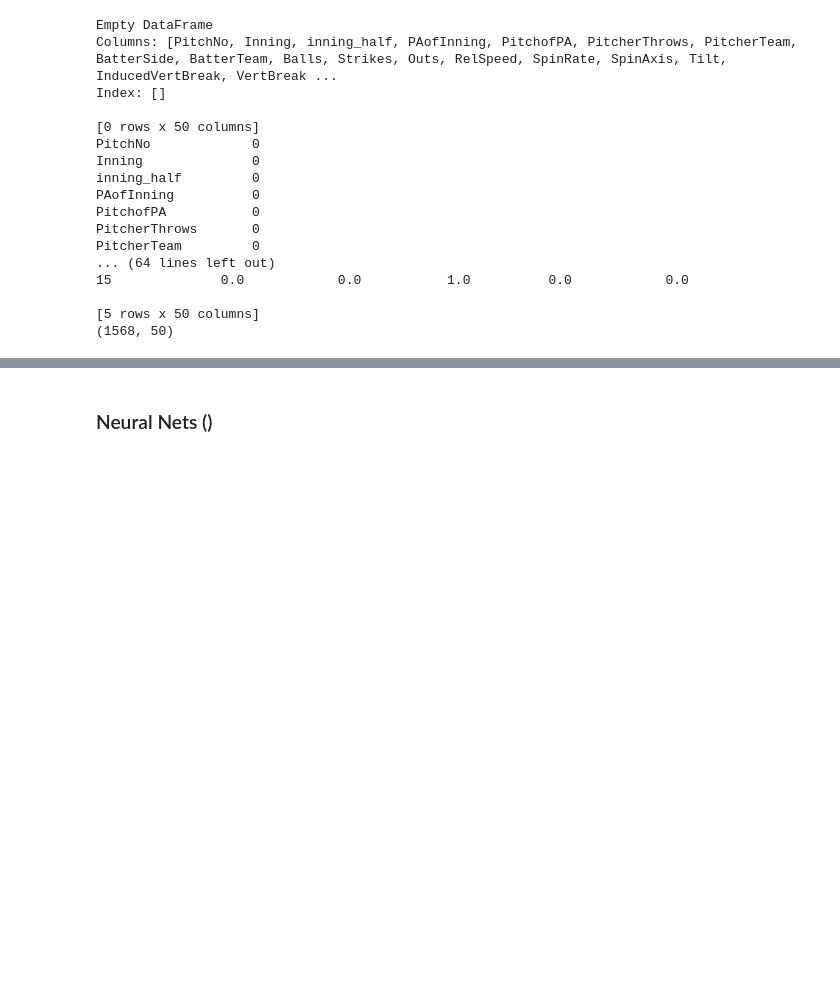
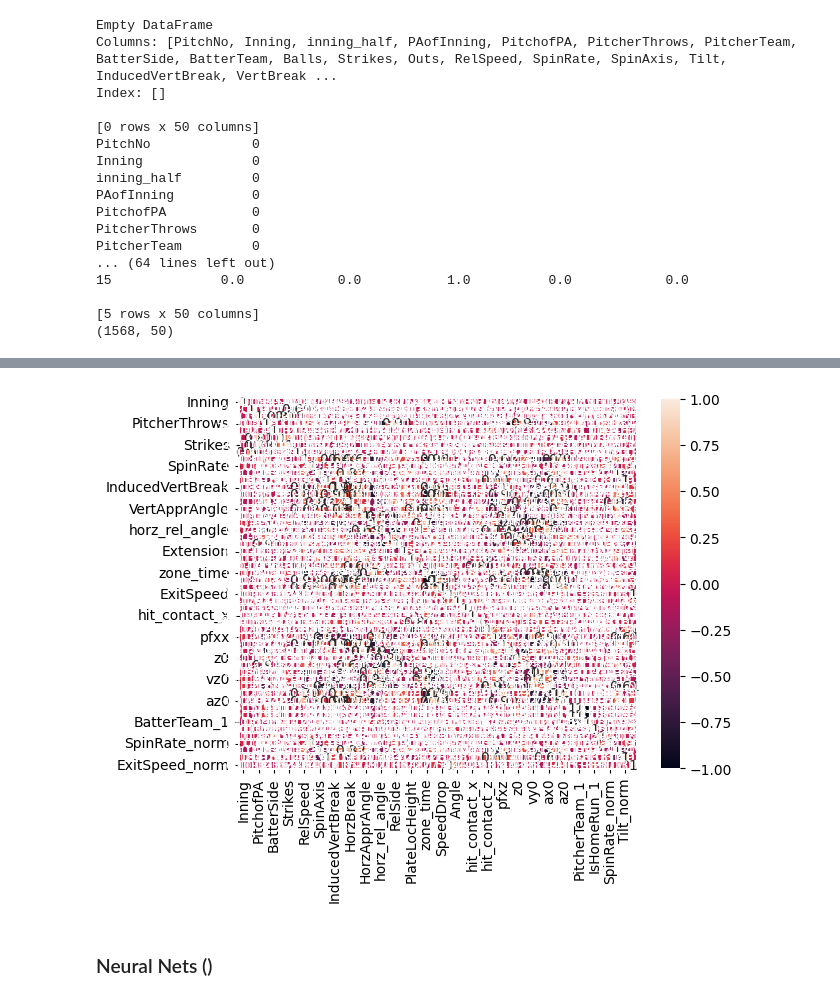
Before and after one commit to dylan-dang/baseball-ml-project, a Jupyter notebook: notebook.ipynb, the cells around one changed output, grey strips where cells are left out. Drawn from its saved outputs; the diff is of its cells as text; code cells hidden in the pictures; blank space fills up the shorter version.

```diff
--- a/notebook.ipynb
+++ b/notebook.ipynb
@@ -236,13 +236,6 @@ Note that the number of columns is now down from 77 to 67, (minus 10, which is t
 # %% [markdown]
 As a restatement of our goal, we want to predict wether a given pitch will be a home run given all the data up to (and including) the batter's point of contact. Any information after the fact (like distance, number of runs scored, and the play call) makes it quite easy to infer wether the hit was a home run or not. Thus, we now need to separate all the columns containing after-hit data into a different dataframe. (Not erase it, since it will be useful for accuracy metrics later!)
 # %%
-# we also want to drop irrelevant records where the ball was not hit or
-# in other words the playresult is not a hit
-relevant_play_results = ['Single', 'Double', 'Triple', 'HomeRun', 'Out']
-
-# Filter the dataset to keep only relevant play results
-data = data[data['PlayResult'].isin(relevant_play_results)]
-
 # now lets drop those columns
 after_hit_cols = [
     "PitchCall",
@@ -543,0 +504,31 @@ max         1.000000
+# %%
+# Inspect the numerical columns
+#data = data.drop(columns=['PitchNo', 'y0'])
+pd.set_option('display.max_columns', None)
+#print(data.describe())
+
+data['SpinRate_norm'] = data['SpinRate'] / 1000  # Normalize to range ~[0.9, 3.5]
+
+data['SpinAxis_norm'] = data['SpinAxis'] / 360  # Scale down by dividing by 360
+
+# 4. Tilt
+data['Tilt_norm'] = data['Tilt'] / 1000  # Normalize to range ~[3.6, 45.9]
+
+data['ExitSpeed_norm'] = data['ExitSpeed'] / 100  # Normalize to range ~[0.2, 1.2]
+
+# Calculate the range of each column
+column_ranges = data.max() - data.min()
+
+columns_to_round_2_decimal = column_ranges[column_ranges <= 30].index
+
+# Round columns with a range under 30 to 2 decimal places
+data[columns_to_round_2_decimal] = data[columns_to_round_2_decimal].round(2)
+
+# Identify columns with a range greater than 10
+columns_to_round_1_decimal = column_ranges[column_ranges > 30].index
+
+# Round columns with a range greater than 10 to 1 decimal place
+data[columns_to_round_1_decimal] = data[columns_to_round_1_decimal].round(1)
+
+# Preview the processed DataFrame
+print(data.head())
@@ -544,3 +553,9 @@ max         1.000000
+# %%
+corr_matrix = data.corr()
+sns.heatmap(corr_matrix, annot=True)
+plt.show()
+# %% [output]
+[figure, added]
 # %% [markdown]
 ### Neural Nets ()
 # %% [markdown]
```
Also changed, not shown: parts of 7 cells of this notebook.
